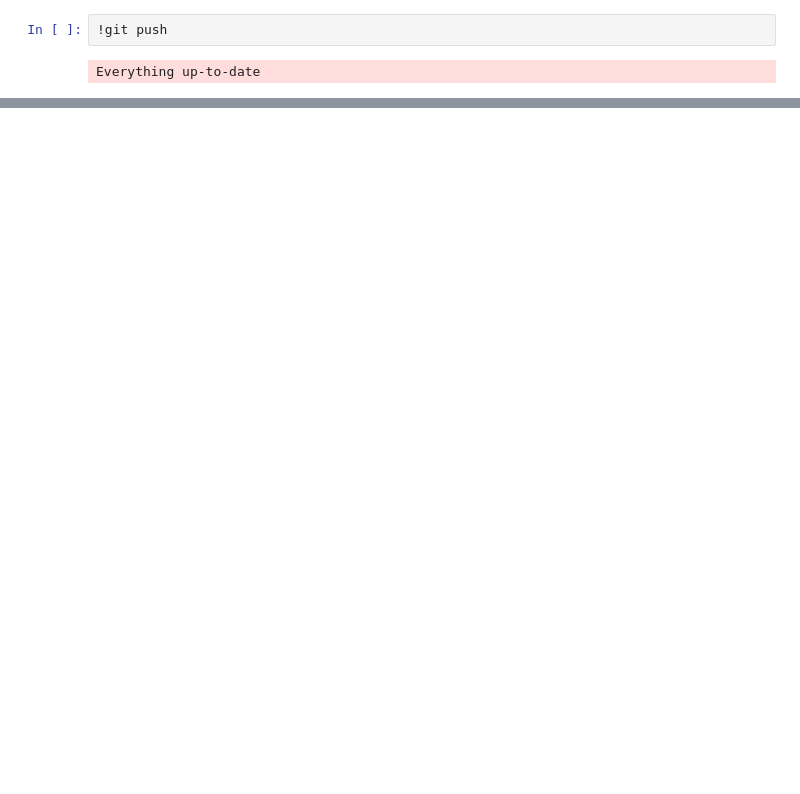
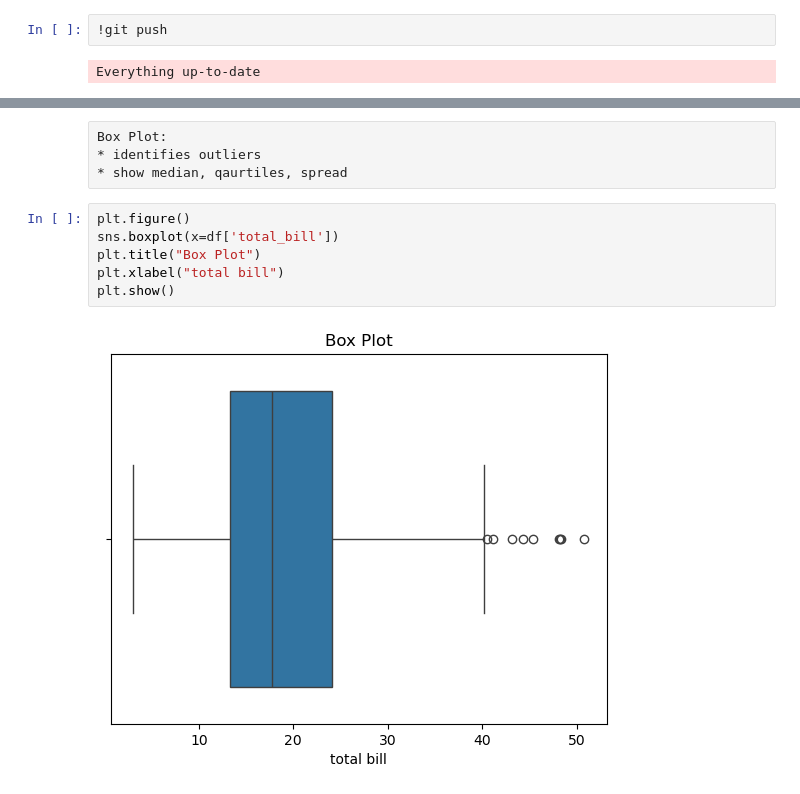
Before and after one commit to CodeWithAkash/python-class-notes, a Jupyter notebook: visualization.ipynb, the cells around one changed output, grey strips where cells are left out. Drawn from its saved outputs; the diff is of its cells as text; blank space fills up the shorter version.

```diff
--- a/visualization.ipynb
+++ b/visualization.ipynb
@@ -194,0 +217,12 @@ plt.show()
+# %% [raw]
+Box Plot:
+* identifies outliers
+* show median, qaurtiles, spread
+# %%
+plt.figure()
+sns.boxplot(x=df['total_bill'])
+plt.title("Box Plot")
+plt.xlabel("total bill")
+plt.show()
+# %% [output]
+[figure, added]
```
Also changed, not shown: parts of 6 cells of this notebook.
